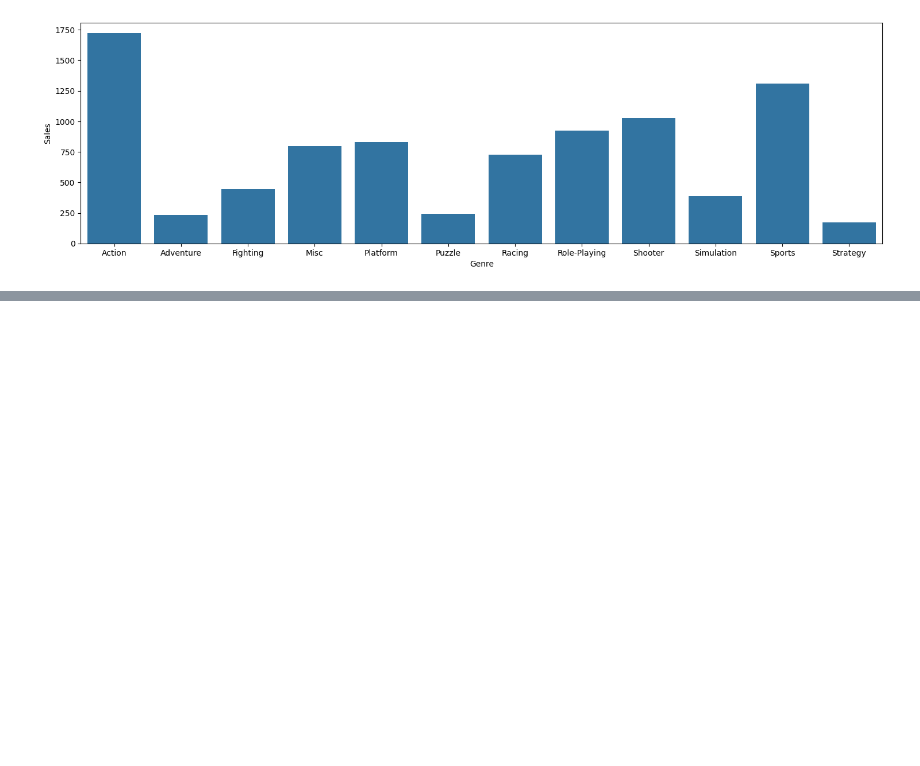
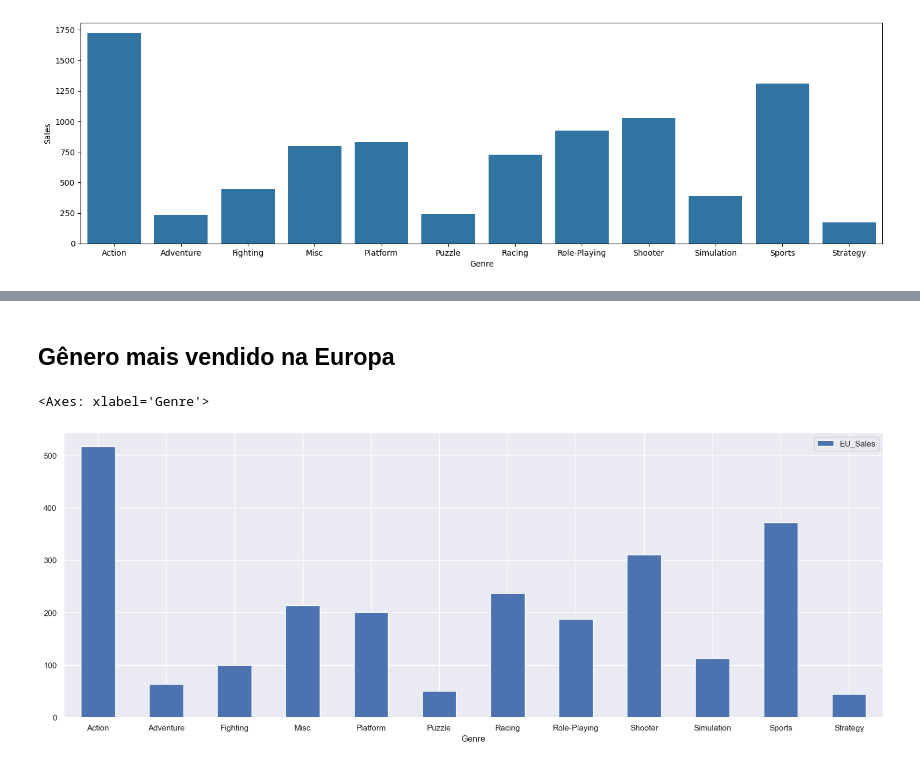
Before and after one commit to IgorJordany/AED, a Jupyter notebook: Trabalho final/main.ipynb, the cells around one changed output, grey strips where cells are left out. Cells and saved outputs as stored; diff of their text form; code cells hidden in the pictures; blank space fills up the shorter version.

```diff
--- a/Trabalho final/main.ipynb
+++ b/Trabalho final/main.ipynb
@@ -169,0 +164,11 @@ genre_global_sales_region.plot.bar(x="Genre", rot=0, figsize=(20, 7))
+# %% [markdown]
+## Gênero mais vendido na Europa
+# %%
+genre_global_sales_region_EU = pd.DataFrame({
+    'EU_Sales': game_sales_df.groupby("Genre")['EU_Sales'].sum(),
+    }).reset_index()
+
+genre_global_sales_region_EU.plot.bar(x="Genre", rot=0, figsize=(20, 7))
+# %% [output]
+<Axes: xlabel='Genre'>
+[figure, added]
```
Also changed, not shown: parts of 17 cells of this notebook.
